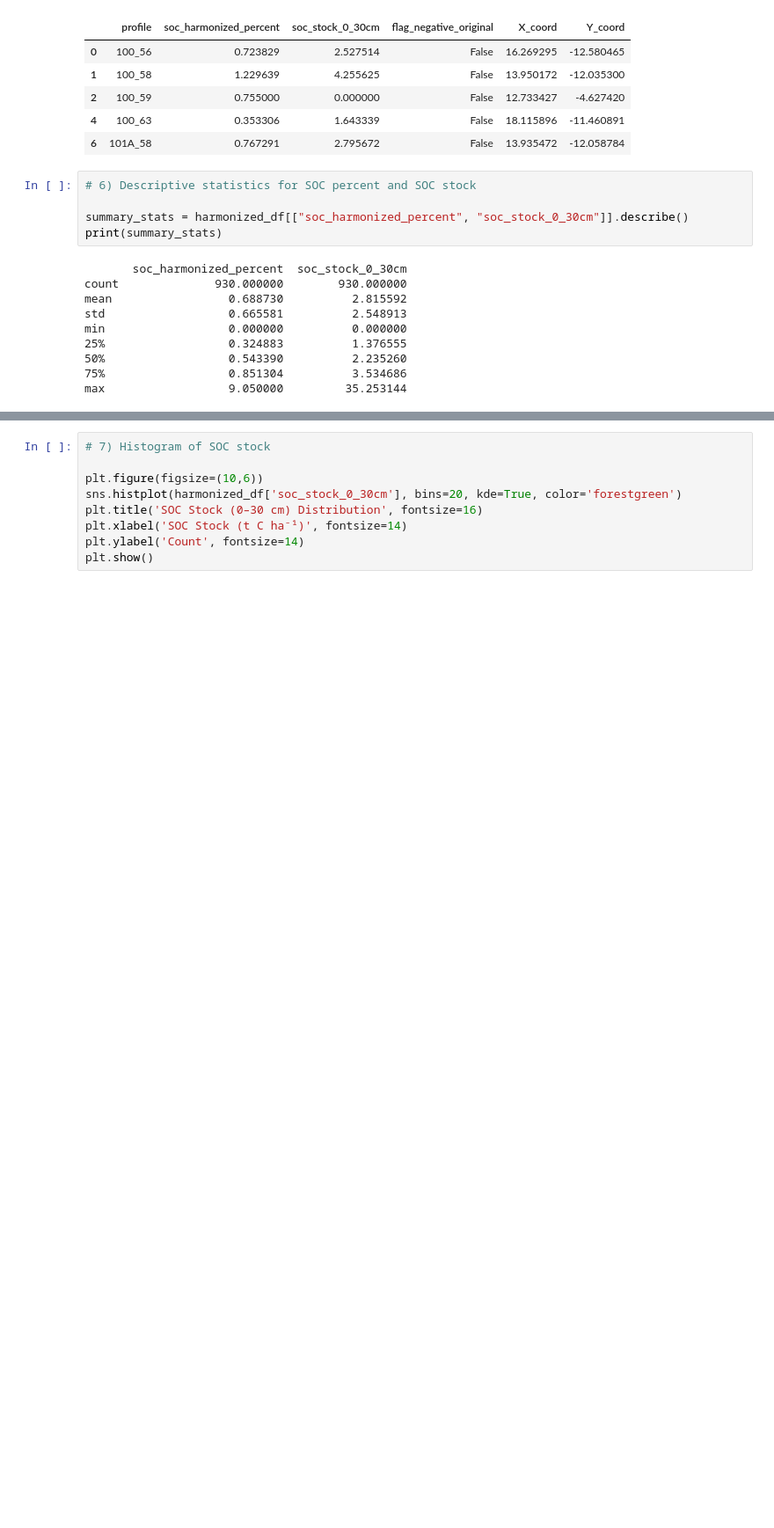
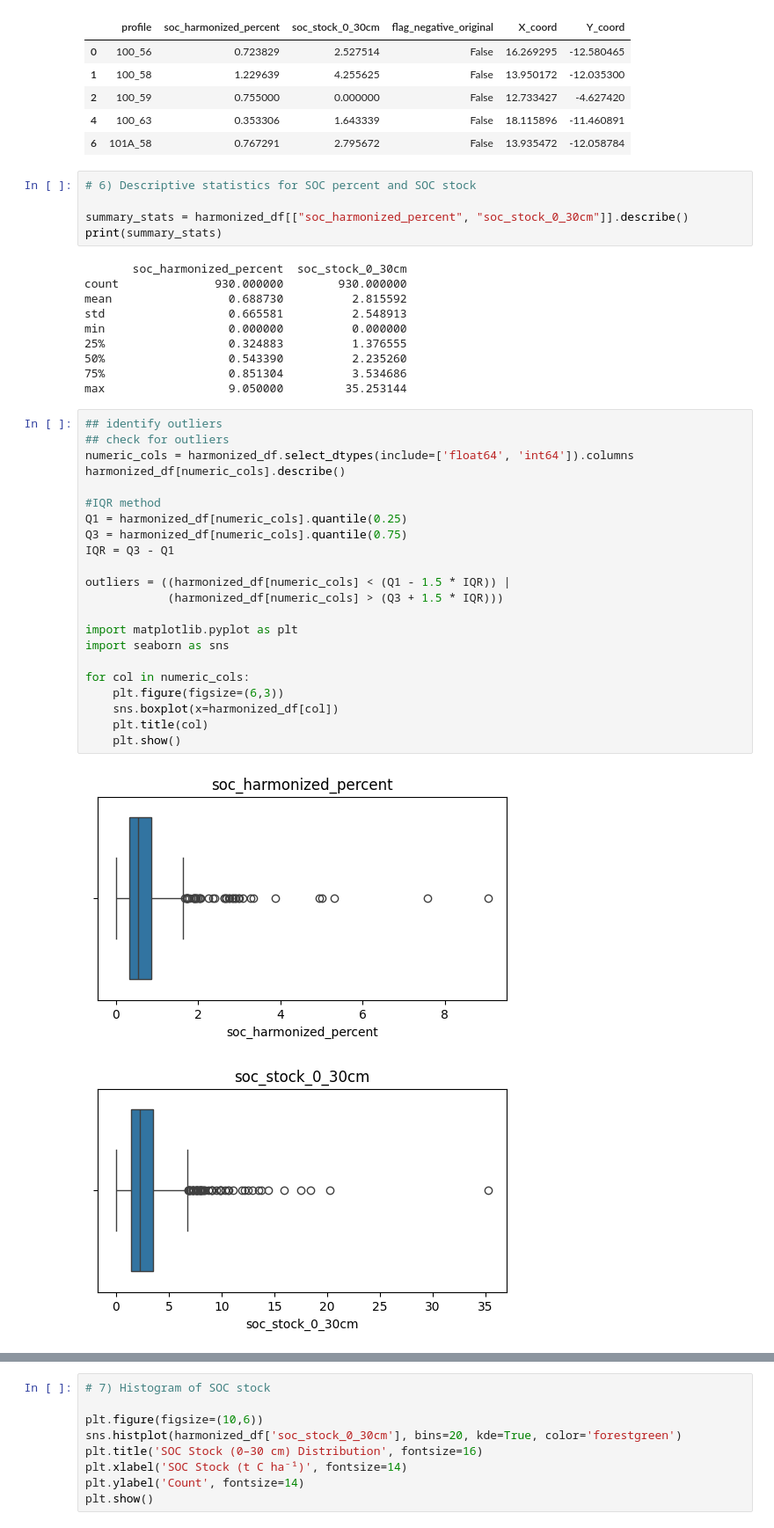
Before and after one commit to inesschwartz/ThesisSoilAngola, a Jupyter notebook: EDA/actual_carbon_stock.ipynb, the cells around one changed output, grey strips where cells are left out. Shown at 88% size. Cells and saved outputs as stored; diff of their text form; blank space fills up the shorter version.

Commit message:
technical check (outliers, layer resolution)

```diff
--- a/EDA/actual_carbon_stock.ipynb
+++ b/EDA/actual_carbon_stock.ipynb
@@ -326,3 +326,28 @@ min                  0.000000          0.000000
 50%                  0.543390          2.235260
 75%                  0.851304          3.534686
 max                  9.050000         35.253144
+# %%
+## identify outliers
+## check for outliers
+numeric_cols = harmonized_df.select_dtypes(include=['float64', 'int64']).columns
+harmonized_df[numeric_cols].describe()
+
+#IQR method
+Q1 = harmonized_df[numeric_cols].quantile(0.25)
+Q3 = harmonized_df[numeric_cols].quantile(0.75)
+IQR = Q3 - Q1
+
+outliers = ((harmonized_df[numeric_cols] < (Q1 - 1.5 * IQR)) |
+            (harmonized_df[numeric_cols] > (Q3 + 1.5 * IQR)))
+
+import matplotlib.pyplot as plt
+import seaborn as sns
+
+for col in numeric_cols:
+    plt.figure(figsize=(6,3))
+    sns.boxplot(x=harmonized_df[col])
+    plt.title(col)
+    plt.show()
+# %% [output]
+[figure, added]
+[figure, added]
```
Also changed, not shown: parts of 4 cells of this notebook, 1 other file.
